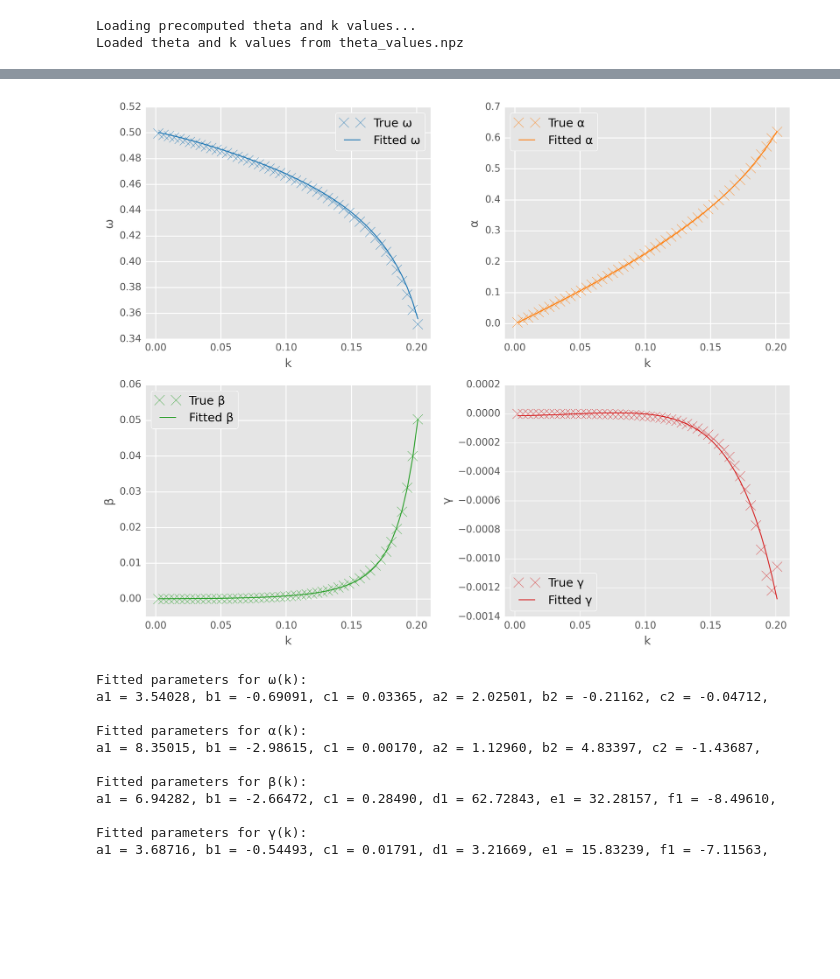
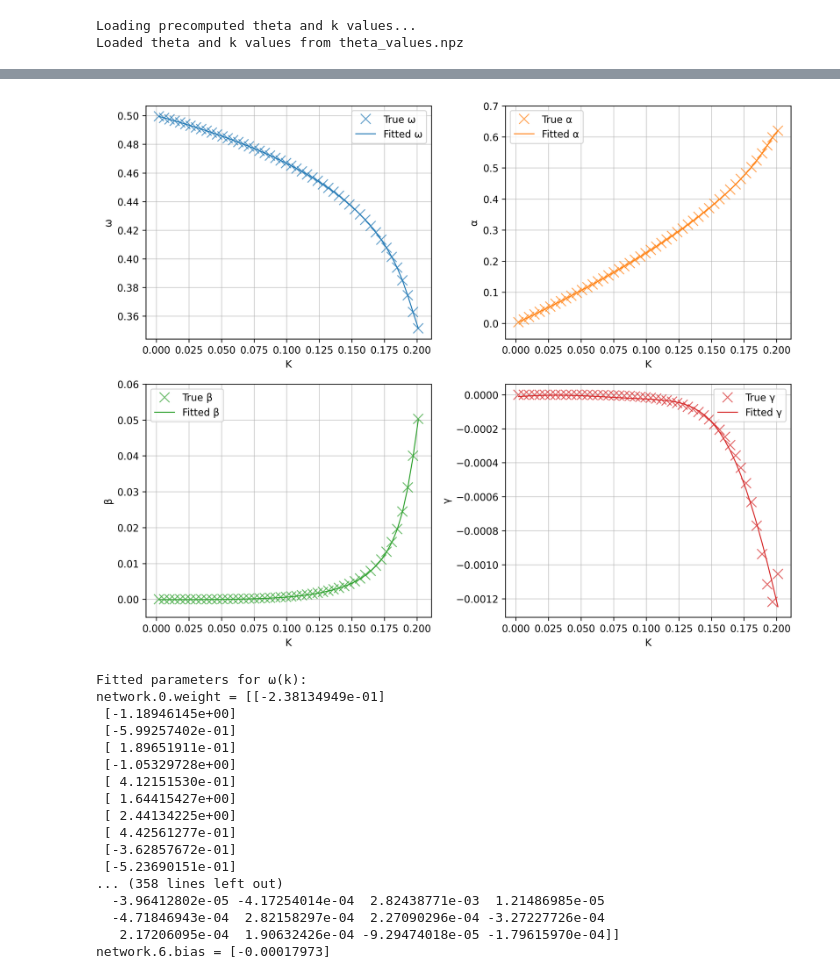
Before and after one commit to armanbolatov/magmems_optimization, a Jupyter notebook: main.ipynb, the cells around one changed output, grey strips where cells are left out. Cells and saved outputs as stored; diff of their text form; code cells hidden in the pictures; blank space fills up the shorter version.

Commit message:
NN model, multiple Ks, formatting fixes, refactor

```diff
--- a/main.ipynb
+++ b/main.ipynb
@@ -188,12 +193,10 @@ plt.show()
 # %%
-# Fitting parameter dependence on k using Adam
+# Load or compute theta values for different k
+k_star = 0.201
+num_k = 100
+karpathy_constant = 3e-4
+file_path = 'data/theta_values.npz'
 
-k_star = 0.201
-num_k = 50
-karpathy_constant = 3e-4
-file_path = 'theta_values.npz'
-
-# Check if file exists and load if it does
 if os.path.exists(file_path):
     print("Loading precomputed theta and k values...")
     data = np.load(file_path)
@@ -201,7 +204,6 @@ if os.path.exists(file_path):
     k_values = data['k_values']
     print("Loaded theta and k values from theta_values.npz")
 else:
-    # If file doesn't exist, compute and save values
     k_values = np.linspace(0.002, k_star, num_k)
     theta_values = []
 
@@ -210,9 +212,8 @@ else:
         print(f"\nOptimizing theta for k = {k_val:.3f}...")
         theta_opt_k, _ = optimize_theta_for_k(k_val, n_iter=10000, lr=karpathy_constant, print_every=1000)
         theta_values.append(theta_opt_k.cpu().numpy())
-    theta_values = np.array(theta_values)  # shape: (num_k, 4)
+    theta_values = np.array(theta_values)
 
-    # Save the theta values and k values to a numpy file
     np.savez(file_path,
              theta_values=theta_values,
              k_values=k_values)
@@ -413,53 +397,59 @@ Models and parameters have been loaded from file.
 # %%
-# Plot the fit for each parameter vs. k.
+# Plot fitted curves vs true values for each parameter
 plt.figure(figsize=(10, 8), dpi=300)
 colors = ['tab:blue', 'tab:orange', 'tab:green', 'tab:red']
 labels = ['ω', 'α', 'β', 'γ']
 models = [omega_model, alpha_model, beta_model, gamma_model]
 
 for i in range(4):
     plt.subplot(2,2,i+1)
+    plt.grid(True, alpha=0.6)
     plt.plot(k_values, theta_tensor[:,i].cpu().numpy(), 'x', alpha=0.7,
              label=f'True {labels[i]}', markersize=10, color=colors[i])
     plt.plot(k_values, models[i](k_tensor).detach().cpu().numpy(), '-',
              color=colors[i], label=f'Fitted {labels[i]}', linewidth=1)
-    plt.xlabel('k')
+    plt.xlabel('K')
     plt.ylabel(labels[i])
     plt.xlim(min(k_values) - 0.01, max(k_values) + 0.01)
     if i == 1:
         plt.ylim(-0.05, 0.7)
     elif i == 2:
         plt.ylim(-0.005, 0.06)
     plt.legend(loc='best')
 
 plt.tight_layout()
-plt.grid(True, alpha=0.6)
-plt.savefig('parameters_fit.png', bbox_inches='tight', dpi=300)
+plt.savefig('figs/parameters.png', bbox_inches='tight', dpi=300)
 plt.show()
 
-# Print learned parameters
+# Print model parameters
 model_params = {
     'ω(k)': omega_model,
     'α(k)': alpha_model,
     'β(k)': beta_model,
     'γ(k)': gamma_model
 }
 
 for name, model in model_params.items():
     print(f"\nFitted parameters for {name}:")
-    for param in model.state_dict():
-        print(f"{param} = {getattr(model, param).item():.5f}", end=', ')
+    for param_name, param in model.state_dict().items():
+        print(f"{param_name} = {param.cpu().numpy()}")
     print()
 # %% [output]
-[figure, old version]
+[figure, new version]
 Fitted parameters for ω(k):
-a1 = 3.54028, b1 = -0.69091, c1 = 0.03365, a2 = 2.02501, b2 = -0.21162, c2 = -0.04712,
-
-Fitted parameters for α(k):
-a1 = 8.35015, b1 = -2.98615, c1 = 0.00170, a2 = 1.12960, b2 = 4.83397, c2 = -1.43687,
-
-Fitted parameters for β(k):
-a1 = 6.94282, b1 = -2.66472, c1 = 0.28490, d1 = 62.72843, e1 = 32.28157, f1 = -8.49610,
-
-Fitted parameters for γ(k):
-a1 = 3.68716, b1 = -0.54493, c1 = 0.01791, d1 = 3.21669, e1 = 15.83239, f1 = -7.11563,
+network.0.weight = [[-2.38134949e-01]
+ [-1.18946145e+00]
+ [-5.99257402e-01]
+ [ 1.89651911e-01]
+ [-1.05329728e+00]
+ [ 4.12151530e-01]
+ [ 1.64415427e+00]
+ [ 2.44134225e+00]
+ [ 4.42561277e-01]
+ [-3.62857672e-01]
+ [-5.23690151e-01]
+... (358 lines left out)
+  -3.96412802e-05 -4.17254014e-04  2.82438771e-03  1.21486985e-05
+  -4.71846943e-04  2.82158297e-04  2.27090296e-04 -3.27227726e-04
+   2.17206095e-04  1.90632426e-04 -9.29474018e-05 -1.79615970e-04]]
+network.6.bias = [-0.00017973]
```
Also changed, not shown: parts of 10 cells of this notebook, 13 other files.
